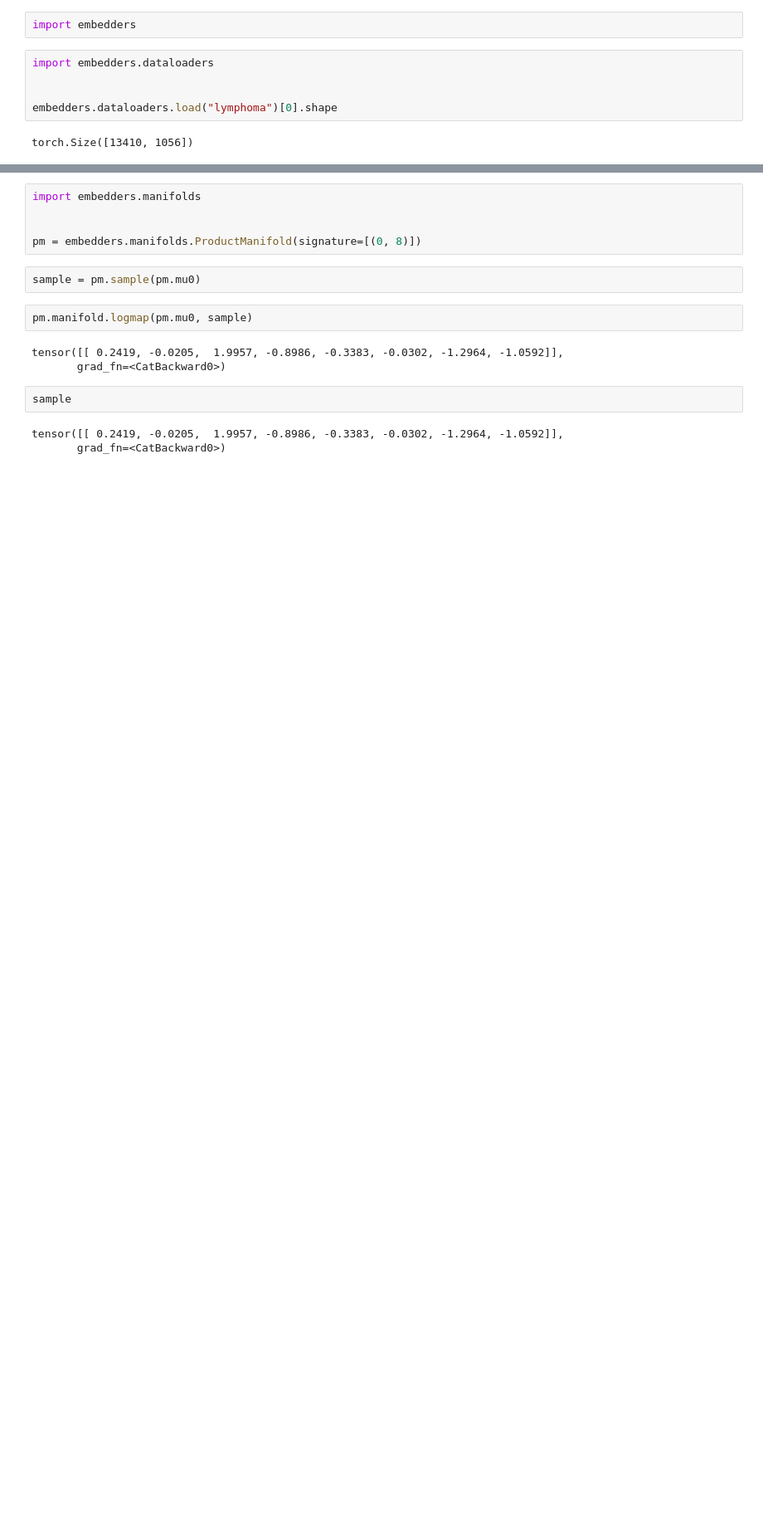
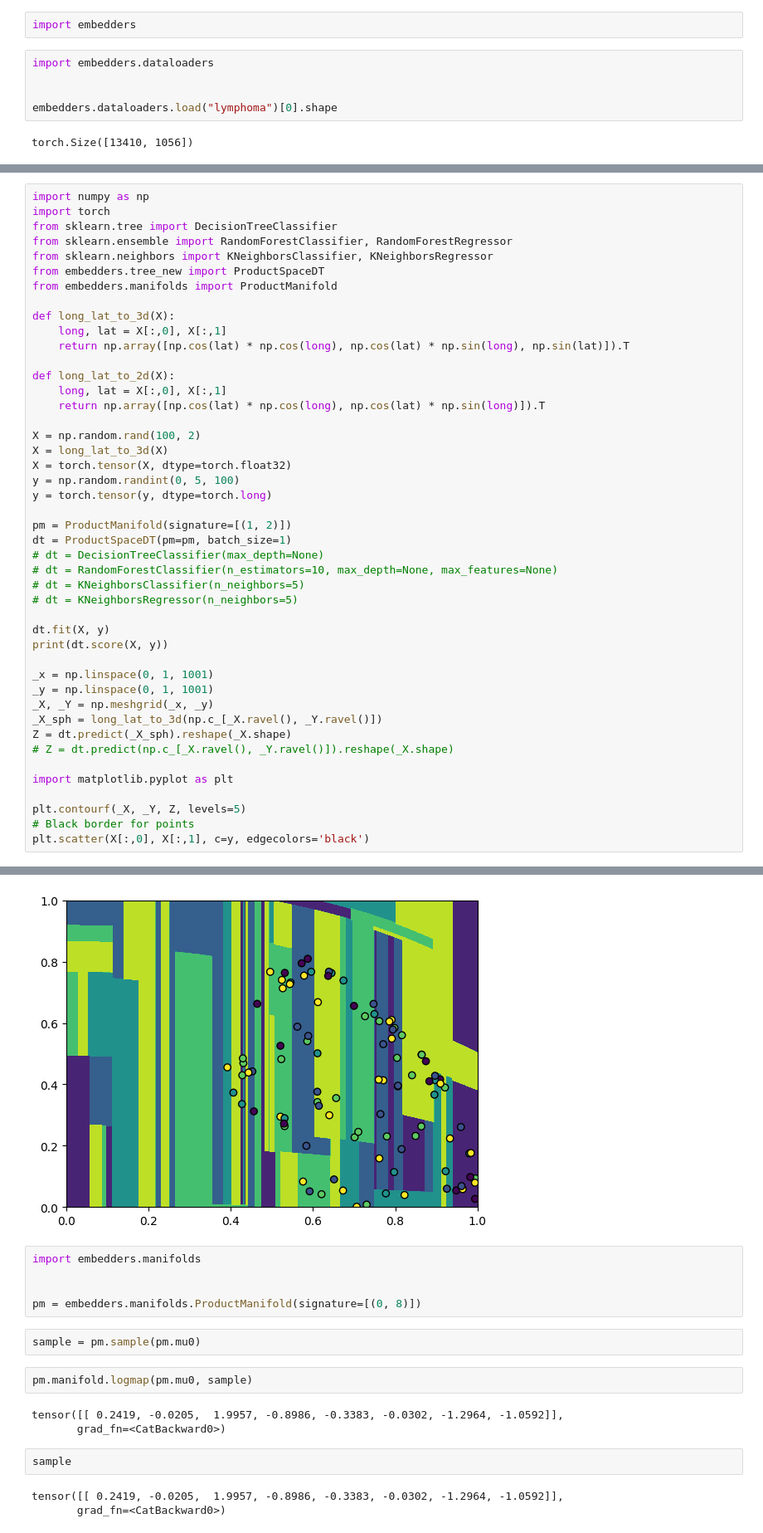
Before and after one commit to qc2321/embedders, a Jupyter notebook: notebooks/scratch.ipynb, the cells around one changed output, grey strips where cells are left out. Shown at 83% size. Cells and saved outputs as stored; diff of their text form; blank space fills up the shorter version.

```diff
--- a/notebooks/scratch.ipynb
+++ b/notebooks/scratch.ipynb
@@ -12,0 +51,46 @@ torch.Size([13410, 1056])
+# %%
+import numpy as np
+import torch
+from sklearn.tree import DecisionTreeClassifier
+from sklearn.ensemble import RandomForestClassifier, RandomForestRegressor
+from sklearn.neighbors import KNeighborsClassifier, KNeighborsRegressor
+from embedders.tree_new import ProductSpaceDT
+from embedders.manifolds import ProductManifold
+
+def long_lat_to_3d(X):
+    long, lat = X[:,0], X[:,1]
+    return np.array([np.cos(lat) * np.cos(long), np.cos(lat) * np.sin(long), np.sin(lat)]).T
+
+def long_lat_to_2d(X):
+    long, lat = X[:,0], X[:,1]
+    return np.array([np.cos(lat) * np.cos(long), np.cos(lat) * np.sin(long)]).T
+
+X = np.random.rand(100, 2)
+X = long_lat_to_3d(X)
+X = torch.tensor(X, dtype=torch.float32)
+y = np.random.randint(0, 5, 100)
+y = torch.tensor(y, dtype=torch.long)
+
+pm = ProductManifold(signature=[(1, 2)])
+dt = ProductSpaceDT(pm=pm, batch_size=1)
+# dt = DecisionTreeClassifier(max_depth=None)
+# dt = RandomForestClassifier(n_estimators=10, max_depth=None, max_features=None)
+# dt = KNeighborsClassifier(n_neighbors=5)
+# dt = KNeighborsRegressor(n_neighbors=5)
+
+dt.fit(X, y)
+print(dt.score(X, y))
+
+_x = np.linspace(0, 1, 1001)
+_y = np.linspace(0, 1, 1001)
+_X, _Y = np.meshgrid(_x, _y)
+_X_sph = long_lat_to_3d(np.c_[_X.ravel(), _Y.ravel()])
+Z = dt.predict(_X_sph).reshape(_X.shape)
+# Z = dt.predict(np.c_[_X.ravel(), _Y.ravel()]).reshape(_X.shape)
+
+import matplotlib.pyplot as plt
+
+plt.contourf(_X, _Y, Z, levels=5)
+# Black border for points
+plt.scatter(X[:,0], X[:,1], c=y, edgecolors='black')
+# %% [output]
@@ -13,3 +107,4 @@ torch.Size([13410, 1056])
+[figure, added]
 # %%
 import embedders.manifolds
 
```
Also changed, not shown: parts of 4 cells of this notebook, 3 other files.
